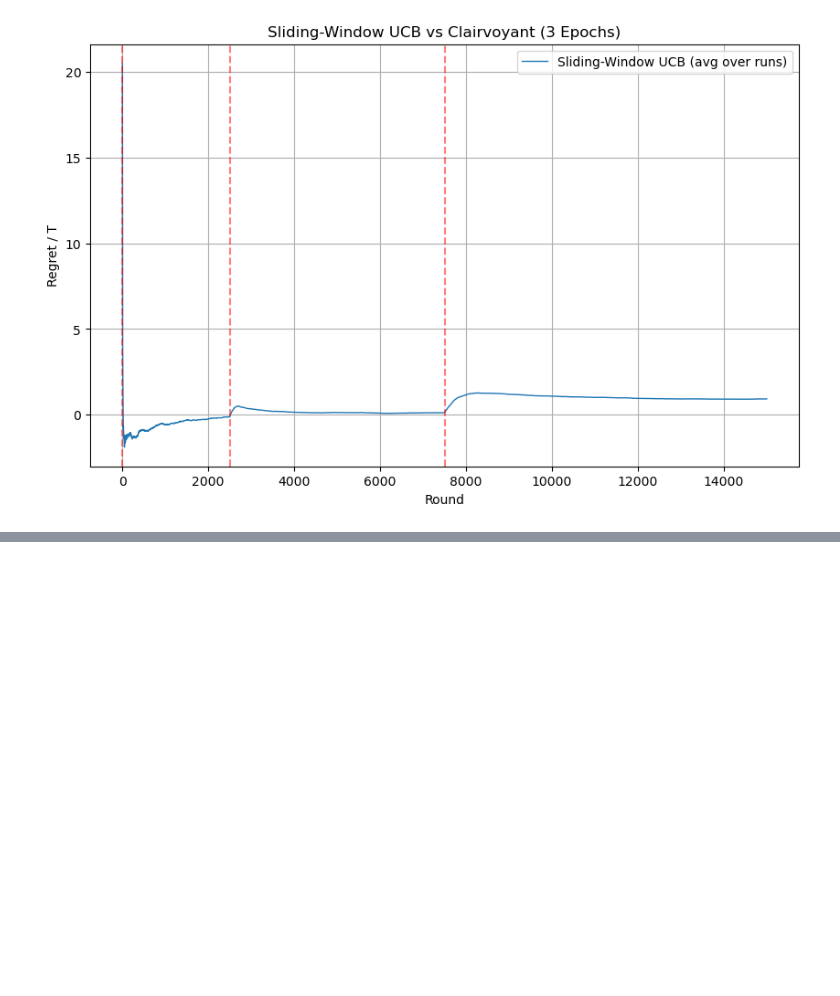
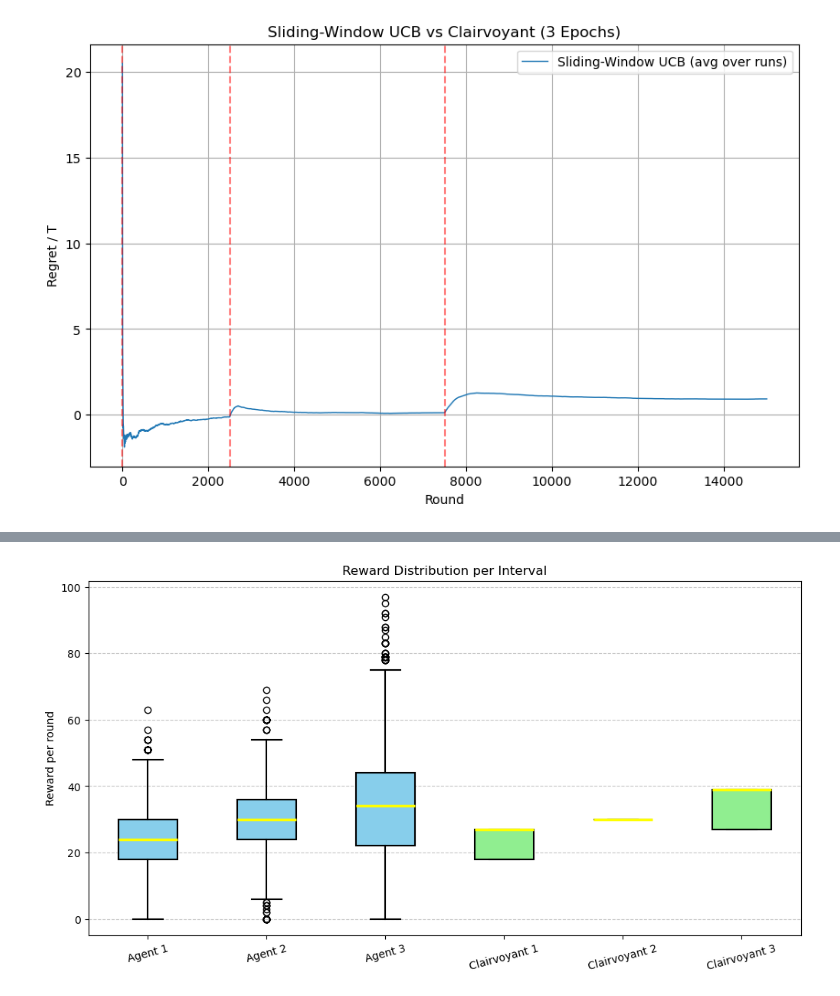
Before and after one commit to alessandrom10/Online_Learning_Applications_Project, a Jupyter notebook: Req_5/req_5.ipynb, the cells around one changed output, grey strips where cells are left out. Drawn from its saved outputs; the diff is of its cells as text; code cells hidden in the pictures; blank space fills up the shorter version.

```diff
--- a/Req_5/req_5.ipynb
+++ b/Req_5/req_5.ipynb
@@ -380,0 +455,35 @@ Round 2000: Interval 0
+# %%
+import matplotlib.pyplot as plt
+import numpy as np
+
+interval_bounds = [(int(interval['start']), int(interval['end'])) for interval in intervals]
+
+agent_rewards_per_interval = [agent_rewards[t0:t1] for t0, t1 in interval_bounds]
+clair_rewards_per_interval = [clair_rewards[t0:t1] for t0, t1 in interval_bounds]
+
+all_boxes = agent_rewards_per_interval + clair_rewards_per_interval
+labels = [f"Agent {i+1}" for i in range(len(intervals))] + \
+         [f"Clairvoyant {i+1}" for i in range(len(intervals))]
+
+plt.figure(figsize=(12,6))
+
+boxprops = dict(linestyle='-', linewidth=1.5, color='black')
+medianprops = dict(linestyle='-', linewidth=2.5, color='yellow')
+whiskerprops = dict(linewidth=1.5, color='black')
+capprops = dict(linewidth=1.5, color='black')
+
+bplot = plt.boxplot(all_boxes, labels=labels, patch_artist=True,
+                    boxprops=boxprops, medianprops=medianprops,
+                    whiskerprops=whiskerprops, capprops=capprops)
+
+colors = ['skyblue'] * len(agent_rewards_per_interval) + ['lightgreen'] * len(clair_rewards_per_interval)
+for patch, color in zip(bplot['boxes'], colors):
+    patch.set_facecolor(color)
+
+plt.ylabel("Reward per round")
+plt.title("Reward Distribution per Interval")
+plt.grid(axis='y', linestyle='--', alpha=0.7)
+plt.xticks(rotation=15)
+plt.show()
+# %% [output]
+[figure, added]
```
Also changed, not shown: parts of 4 cells of this notebook.
